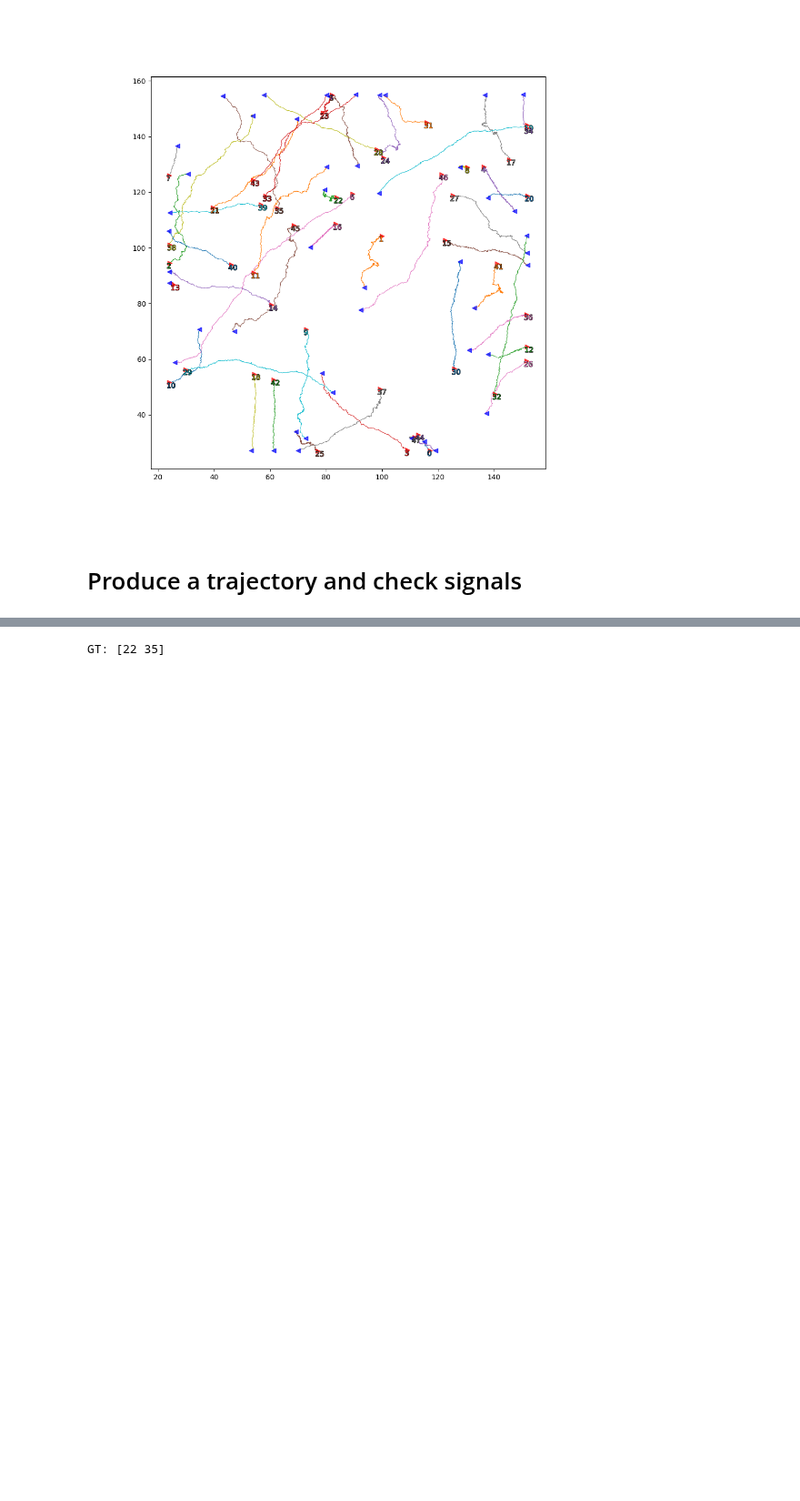
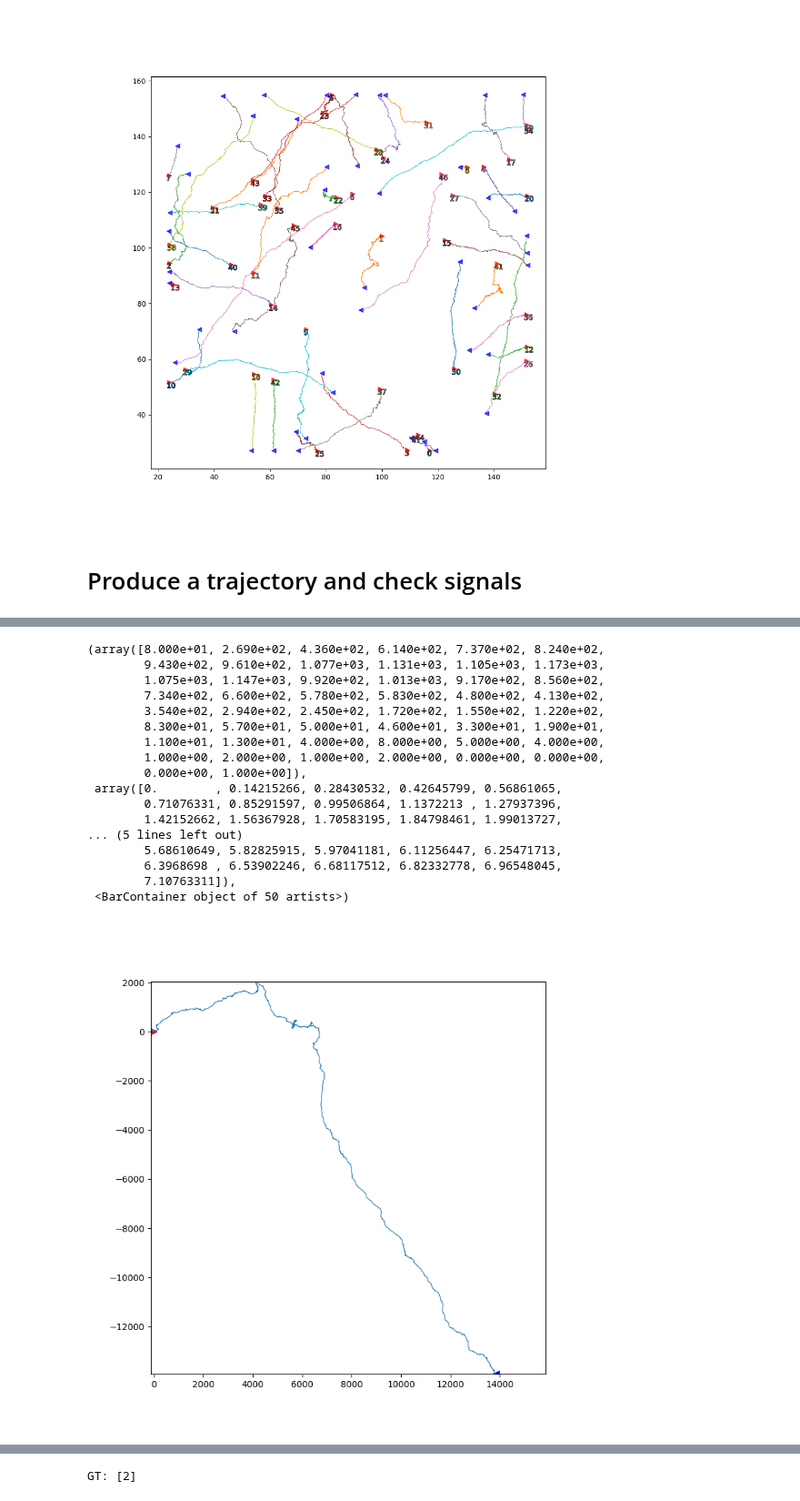
Before and after one commit to JunwooParkSaribu/SPT_a, a Jupyter notebook: analysis_modeling/new_analysis.ipynb, the cells around one changed output, grey strips where cells are left out. Shown at 91% size. Cells and saved outputs as stored; diff of their text form; code cells hidden in the pictures; blank space fills up the shorter version.

```diff
--- a/analysis_modeling/new_analysis.ipynb
+++ b/analysis_modeling/new_analysis.ipynb
@@ -865,12 +857,58 @@ def predict_alphas(x, y, reg_model):
     pred_alpha = reg_model.alpha_predict(np.array([x, y]))
     return pred_alpha
 # %%
-trajs_model, labels_model = models_phenom().multi_state(N=2,
+plt.close('all')
+alpha = 1.8
+d = 1.0
+trajs_model, labels_model = models_phenom().single_state(N=2,
                                                         L=L,
-                                                        T=40,
-                                                        alphas=[0.5, 1.0],
-                                                        Ds=[[0.1, 0.0], [0.2, 0.0]],
-                                                        M=[[0.990, 0.010], [0.01, 0.99]]
+                                                        T=20480,
+                                                        alphas=alpha,
+                                                        Ds=[d, 0.0],
                                                        )
-x = trajs_model[:, 0, 0]
-y = trajs_model[:, 0, 1]
+
+x = trajs_model[:, 0, 0][:]
+y = trajs_model[:, 0, 1][:]
+x -= x[0]
+y -= y[0]
+
+plt.figure(figsize=(8, 8))
+plt.plot(x, y, linewidth=0.8)
+plt.xlim([np.min(x) - 2,
+                  np.min(x) + max(np.max(x) - np.min(x),
+                    np.max(y) - np.min(y)) + 2])
+plt.ylim([np.min(y) - 2,
+                  np.min(y) + max(np.max(x) - np.min(x),
+                    np.max(y) - np.min(y)) + 2])
+plt.scatter(x[0], y[0], marker='>', c='red')
+plt.scatter(x[-1], y[-1], marker='<', c='blue')
+x_uncum = uncumulate(x)
+y_uncum = uncumulate(y)
+jump_ds = np.sqrt(x_uncum**2 + y_uncum**2)
+#print(x)
+#print(y)
+#plt.figure()
+#plt.hist(x_uncum)
+#plt.figure()
+#plt.hist(y_uncum)
+plt.figure()
+plt.hist(jump_ds, bins=50)
+# %% [output]
+(array([8.000e+01, 2.690e+02, 4.360e+02, 6.140e+02, 7.370e+02, 8.240e+02,
+        9.430e+02, 9.610e+02, 1.077e+03, 1.131e+03, 1.105e+03, 1.173e+03,
+        1.075e+03, 1.147e+03, 9.920e+02, 1.013e+03, 9.170e+02, 8.560e+02,
+        7.340e+02, 6.600e+02, 5.780e+02, 5.830e+02, 4.800e+02, 4.130e+02,
+        3.540e+02, 2.940e+02, 2.450e+02, 1.720e+02, 1.550e+02, 1.220e+02,
+        8.300e+01, 5.700e+01, 5.000e+01, 4.600e+01, 3.300e+01, 1.900e+01,
+        1.100e+01, 1.300e+01, 4.000e+00, 8.000e+00, 5.000e+00, 4.000e+00,
+        1.000e+00, 2.000e+00, 1.000e+00, 2.000e+00, 0.000e+00, 0.000e+00,
+        0.000e+00, 1.000e+00]),
+ array([0.        , 0.14215266, 0.28430532, 0.42645799, 0.56861065,
+        0.71076331, 0.85291597, 0.99506864, 1.1372213 , 1.27937396,
+        1.42152662, 1.56367928, 1.70583195, 1.84798461, 1.99013727,
+... (5 lines left out)
+        5.68610649, 5.82825915, 5.97041181, 6.11256447, 6.25471713,
+        6.3968698 , 6.53902246, 6.68117512, 6.82332778, 6.96548045,
+        7.10763311]),
+ <BarContainer object of 50 artists>)
+[figure, added]
@@ -882,7 +921,7 @@ changepoints, alphas_cp, Ds, state_num = label_continuous_to_list(labels_model[:
 changepoints = changepoints[:-1]
 print(f'GT: {changepoints}')
 # %% [output]
-GT: [22 35]
+GT: [2]
 # %%
 plt.close('all')
 colormap = 'jet'  # matplotlib colormap
```
Also changed, not shown: parts of 2 cells of this notebook.
